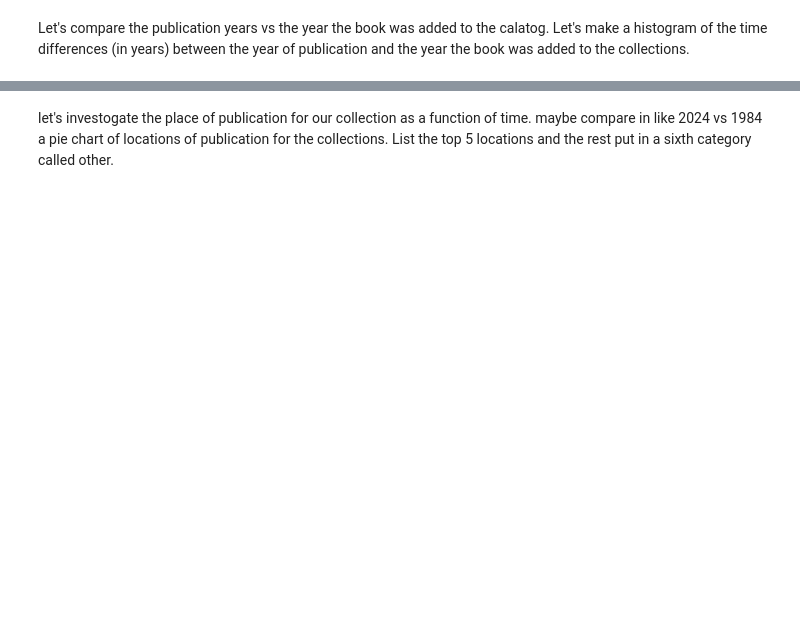
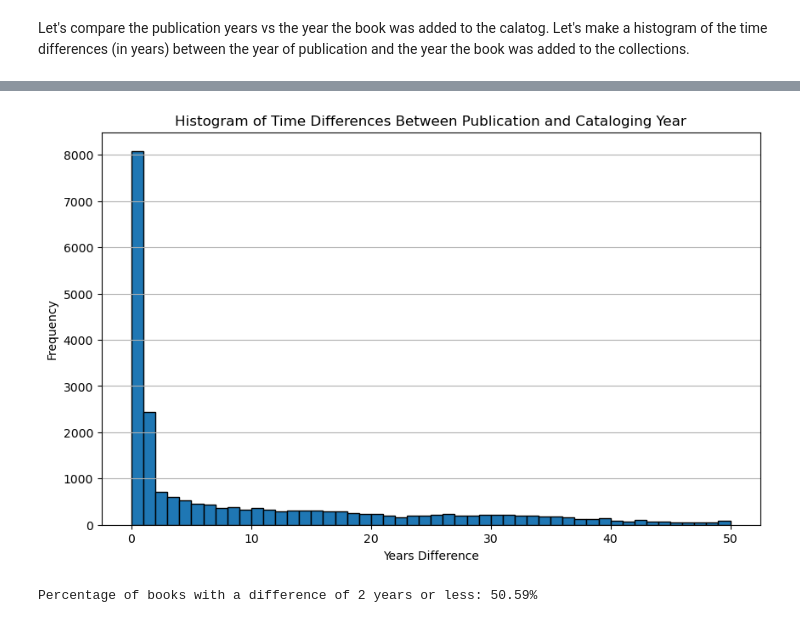
Before and after one commit to KelliMichaelsPPWV/kellimichaels, a Jupyter notebook: Final/Sciences.ipynb, the cells around one changed output, grey strips where cells are left out. Saved outputs shown, nothing was run; the diff lists cells and outputs as text; code cells hidden in the pictures; blank space fills up the shorter version.

```diff
--- a/Final/Sciences.ipynb
+++ b/Final/Sciences.ipynb
@@ -96,4 +96,14 @@ Name: count, dtype: int64
 # %% [markdown]
 What percentage of books in the collection are illustrated?
 # %%
-#code
+#There is some variation in the recordings in the illustration table. Some of them describe partially/fully or the size of the illustrations.
+#So we will be counting books with any illlustration whatsoever, any non-empty entry
+total_books = data.shape[0]
+
+# Filter for books with a non-empty 'Illustrations (300b)' column
+illustrated_books = data[data['Illustrations (300b)'].notna()]
+illustrated_books = illustrated_books[illustrated_books['Illustrations (300b)'].str.strip() != '']
+
+# Calculate the percentage
+illustrated_percentage = (illustrated_books.shape[0] / total_books) * 100
+print(f"Percentage of the collection that is illustrated: {illustrated_percentage:.2f}%")
@@ -104,4 +123,65 @@ What percentage of books are currently in their home location? (home location an
 # %% [markdown]
 Let's compare the publication years vs the year the book was added to the calatog. Let's make a histogram of the time differences (in years) between the year of publication and the year the book was added to the collections.
 # %%
-#code
+#First I am going to start by finding these differences between publication year and year added to the collection.
+#I'm also going to check for any invalid year combos (if the publication year is somehow after the year created)
+#If we find any erronious entries I'll print out the Title Control Numbers for affected books.
+
+# Ensure 'Pub Year' is non empty and numeric
+data['Pub Year'] = pd.to_numeric(data['Pub Year'], errors='coerce')
+data = data[data['Pub Year'].notna()]
+
+# Get year and remove NaN from 'Item Created Date'
+data['Catalog Year'] = pd.to_datetime(data['Item Created Date'], errors='coerce').dt.year  #turn into date-time object then get year
+data = data[data['Catalog Year'].notna()]
+
+# Calculate the year difference
+data['Year Difference'] = data['Catalog Year'] - data['Pub Year']
+
+# Check for invalid differences
+invalid_entries = data[data['Year Difference'] < 0]
+
+if not invalid_entries.empty:
+    # Print invalid entries with Title Control Numbers
+    print("Invalid entries found where the book was added before it was published:")
+    print(invalid_entries[['Title Control Number', 'Pub Year', 'Catalog Year']])
+else:
+    print("No invalid differences found. All data is valid.")
+
+#We found 925 entires where the order of the dates is wrong! To check my own software,
+#I am going to check some of these manually on the spreadsheet
+#yeah these are legitimate and being reead correctly
+
+#I asked my mom and she said that this happens when books are purchased before actually being published!
+#The item is creatred in the catalog as soon as it has been purchased (before arrival)
+#Agreed that some may be mistakes but that most would be situtations like above
+
+##To proceed, I'll count all those differences as 0 years since that means we added the item as soon as possible
+##after publication
+
+# Replace negative year differences with 0
+data['Year Difference'] = data['Year Difference'].apply(lambda x: 0 if x < 0 else x)
+
+
+# Plot the difference in years in a histogram
+import matplotlib.pyplot as plt
+
+plt.figure(figsize=(10, 6))
+plt.hist(data['Year Difference'], bins=50, range=(0, 50), edgecolor='black')  # Set range and bins
+plt.title('Histogram of Time Differences Between Publication and Cataloging Year')
+plt.xlabel('Years Difference')
+plt.ylabel('Frequency')
+plt.grid(axis='y')
+plt.show()
+
+#We found that a huge part of the collection was added within 0-2 years of its publication.
+##What percentage of books were added within two years of publication?
+# Count the books with a difference of 2 years or less
+
+within_two_years = data[data['Year Difference'] <= 2].shape[0]
+percentage_within_two_years = (within_two_years / total_books) * 100
+print(f"Percentage of books with a difference of 2 years or less: {percentage_within_two_years:.2f}%")
+
+##It's actually only 50% of the collection, you would have guessed a lot more based on the histogram but there is
+## a lot of volume in the tail. Fun statistics!
+# %% [output]
@@ -108,3 +203,2 @@ Let's compare the publication years vs the year the book was added to the calato
+[figure, added]
+Percentage of books with a difference of 2 years or less: 50.59%
-# %% [markdown]
-let's investogate the place of publication for our collection as a function of time. maybe compare in like
-2024 vs 1984 a pie chart of locations of publication for the collections. List the top 5 locations and the rest put in a sixth category called other.
```
Also changed, not shown: parts of 8 cells of this notebook.
